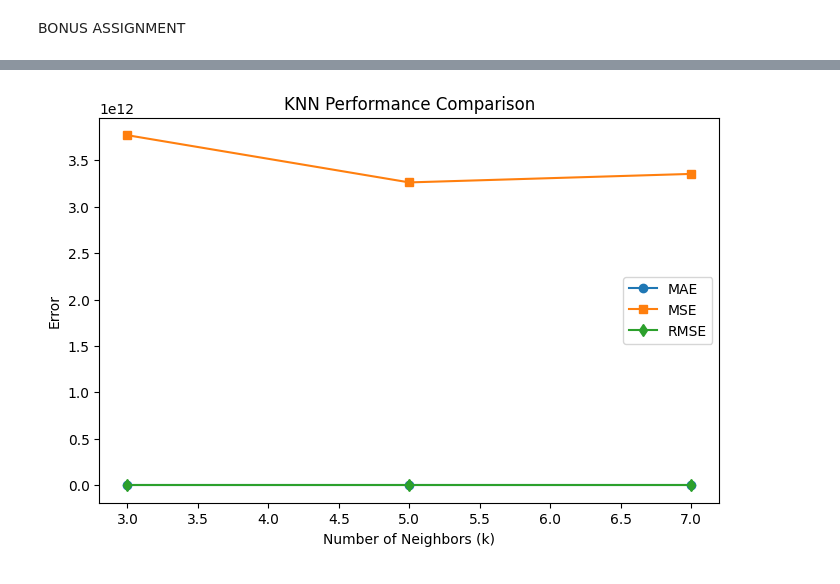
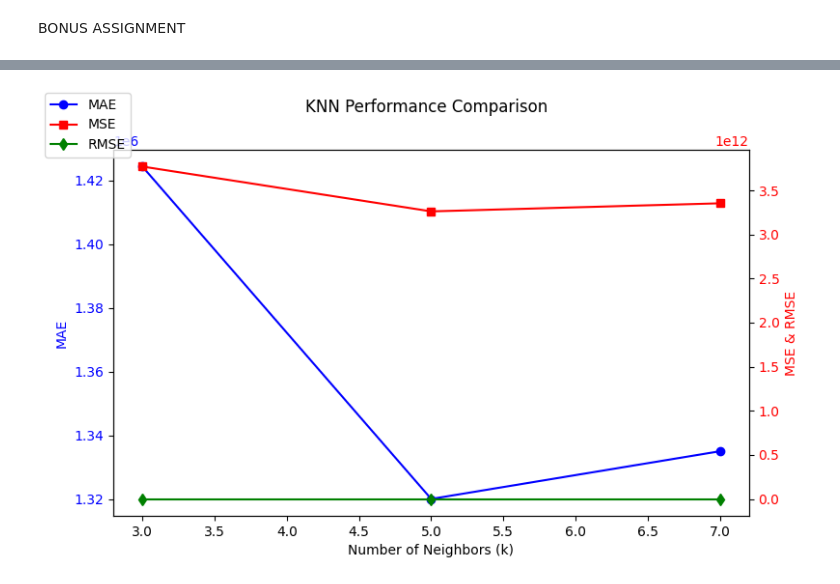
Before and after one commit to rohitLanjewar03/Machine-Learning, a Jupyter notebook: ML_4.ipynb, the cells around one changed output, grey strips where cells are left out. Saved outputs shown, nothing was run; the diff lists cells and outputs as text; code cells hidden in the pictures.

```diff
--- a/ML_4.ipynb
+++ b/ML_4.ipynb
@@ -94,14 +94,22 @@ MSE: 3353133983820.1836
 RMSE: 1831156.4607701285
 -
 # %%
-plt.figure(figsize=(8, 5))
-plt.plot(k_values, mae_knn, marker='o', label='MAE')
-plt.plot(k_values, mse_knn, marker='s', label='MSE')
-plt.plot(k_values, rmse_knn, marker='d', label='RMSE')
-plt.xlabel('Number of Neighbors (k)')
-plt.ylabel('Error')
-plt.title('KNN Performance Comparison')
-plt.legend()
+fig, ax1 = plt.subplots(figsize=(8, 5))
+
+ax1.set_xlabel("Number of Neighbors (k)")
+ax1.set_ylabel("MAE", color="blue")
+ax1.plot(k_values, mae_knn, marker="o", linestyle="-", color="blue", label="MAE")
+ax1.tick_params(axis="y", labelcolor="blue")
+
+ax2 = ax1.twinx()
+ax2.set_ylabel("MSE & RMSE", color="red")
+ax2.plot(k_values, mse_knn, marker="s", linestyle="-", color="red", label="MSE")
+ax2.plot(k_values, rmse_knn, marker="d", linestyle="-", color="green", label="RMSE")
+ax2.tick_params(axis="y", labelcolor="red")
+
+fig.suptitle("KNN Performance Comparison")
+fig.legend(loc="upper left")
+fig.tight_layout()
 plt.show()
 # %% [output]
-[figure, old version]
+[figure, new version]
```
